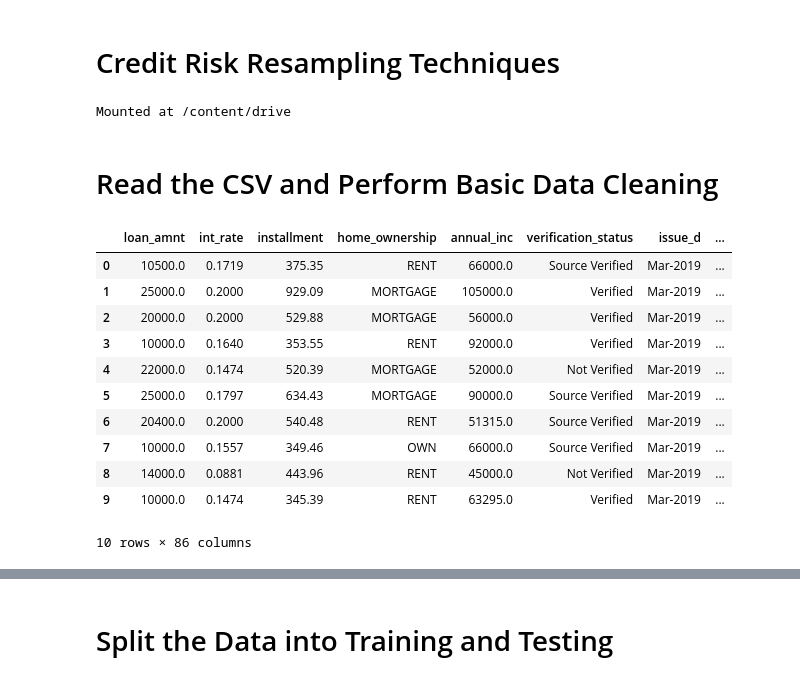
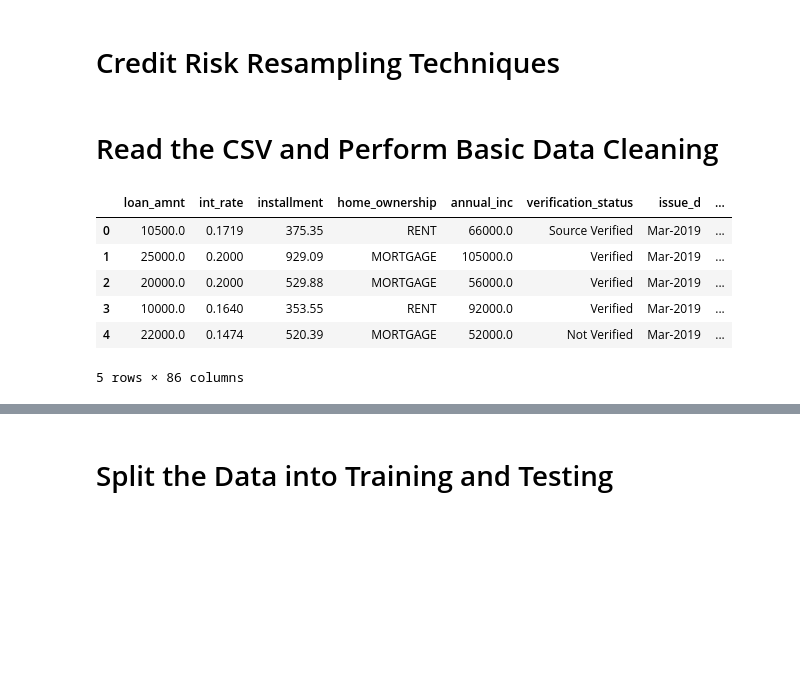
Before and after one commit to knwachuk/Credit_Risk_Analysis, a Jupyter notebook: credit_risk_resampling.ipynb, the cells around one changed output, grey strips where cells are left out. Drawn from its saved outputs; the diff is of its cells as text; code cells hidden in the pictures; blank space fills up the shorter version.

Commit message:
Solution for Deliverable 1 - 4 of ML Pathway Module 1 Challenge

```diff
--- a/credit_risk_resampling.ipynb
+++ b/credit_risk_resampling.ipynb
@@ -3,10 +1,5 @@
 # %% [markdown]
 # Credit Risk Resampling Techniques
-# %%
-from google.colab import drive
-drive.mount('/content/drive')
-# %% [output]
-Mounted at /content/drive
 # %%
 import warnings
 warnings.filterwarnings('ignore')
@@ -46,8 +39,7 @@ columns = [
 target = ["loan_status"]
 # %%
 # Load the data
-# file_path = Path('LoanStats_2019Q1.csv.zip')
-file_path = '/content/drive/MyDrive/Classroom/2U - Trilogy/TECH-PATH-MACHINE/Module 1/Module-17-Challenge-Resources/LoanStats_2019Q1.csv'
+file_path = Path('LoanStats_2019Q1.csv')
 df = pd.read_csv(file_path, skiprows=1)[:-2]
 df = df.loc[:, columns].copy()
 
@@ -55,37 +47,32 @@ df = df.loc[:, columns].copy()
 df = df.dropna(axis='columns', how='all')
 
 # Drop the null rows
 df = df.dropna()
 
 # Remove the `Issued` loan status
 issued_mask = df['loan_status'] != 'Issued'
 df = df.loc[issued_mask]
 
 # convert interest rate to numerical
 df['int_rate'] = df['int_rate'].str.replace('%', '')
 df['int_rate'] = df['int_rate'].astype('float') / 100
 
 
 # Convert the target column values to low_risk and high_risk based on their values
 x = {'Current': 'low_risk'}
 df = df.replace(x)
 
 x = dict.fromkeys(['Late (31-120 days)', 'Late (16-30 days)', 'Default', 'In Grace Period'], 'high_risk')
 df = df.replace(x)
 
 df.reset_index(inplace=True, drop=True)
 
-df.head(10)
+df.head()
 # %% [output]
 |  | loan_amnt | int_rate | installment | home_ownership | annual_inc | verification_status | issue_d | ... |
 | 0 | 10500.0 | 0.1719 | 375.35 | RENT | 66000.0 | Source Verified | Mar-2019 | ... |
 | 1 | 25000.0 | 0.2000 | 929.09 | MORTGAGE | 105000.0 | Verified | Mar-2019 | ... |
 | 2 | 20000.0 | 0.2000 | 529.88 | MORTGAGE | 56000.0 | Verified | Mar-2019 | ... |
 | 3 | 10000.0 | 0.1640 | 353.55 | RENT | 92000.0 | Verified | Mar-2019 | ... |
 | 4 | 22000.0 | 0.1474 | 520.39 | MORTGAGE | 52000.0 | Not Verified | Mar-2019 | ... |
-| 5 | 25000.0 | 0.1797 | 634.43 | MORTGAGE | 90000.0 | Source Verified | Mar-2019 | ... |
-| 6 | 20400.0 | 0.2000 | 540.48 | RENT | 51315.0 | Source Verified | Mar-2019 | ... |
-| 7 | 10000.0 | 0.1557 | 349.46 | OWN | 66000.0 | Source Verified | Mar-2019 | ... |
-| 8 | 14000.0 | 0.0881 | 443.96 | RENT | 45000.0 | Not Verified | Mar-2019 | ... |
-| 9 | 10000.0 | 0.1474 | 345.39 | RENT | 63295.0 | Verified | Mar-2019 | ... |
-10 rows × 86 columns
+5 rows × 86 columns
```
Also changed, not shown: parts of 39 cells of this notebook, 2 other files.
